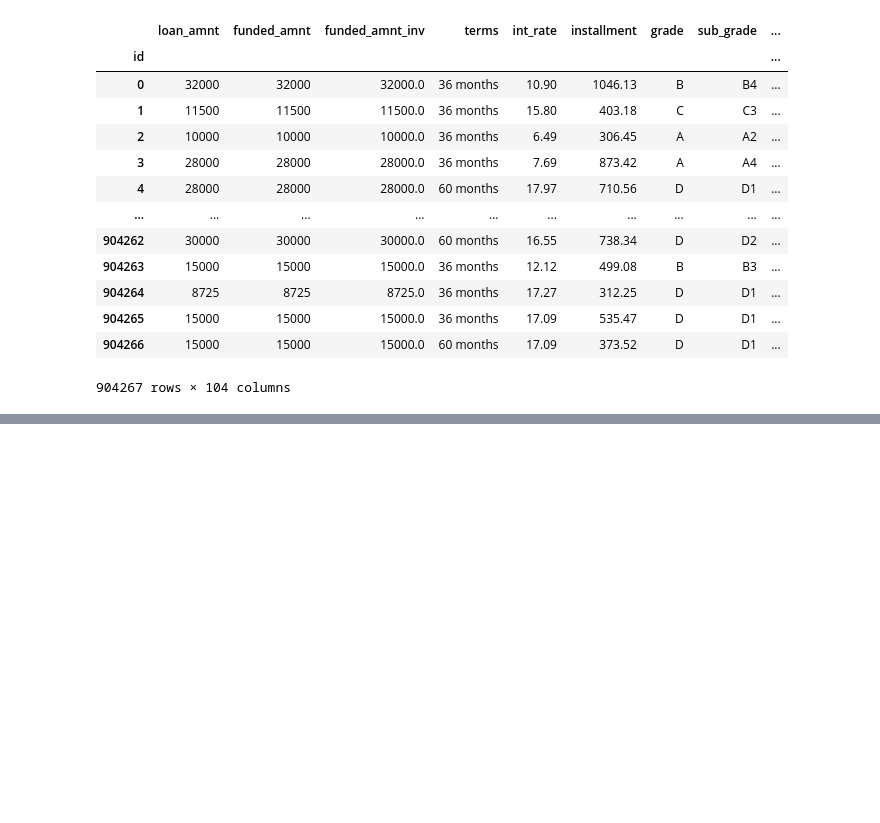
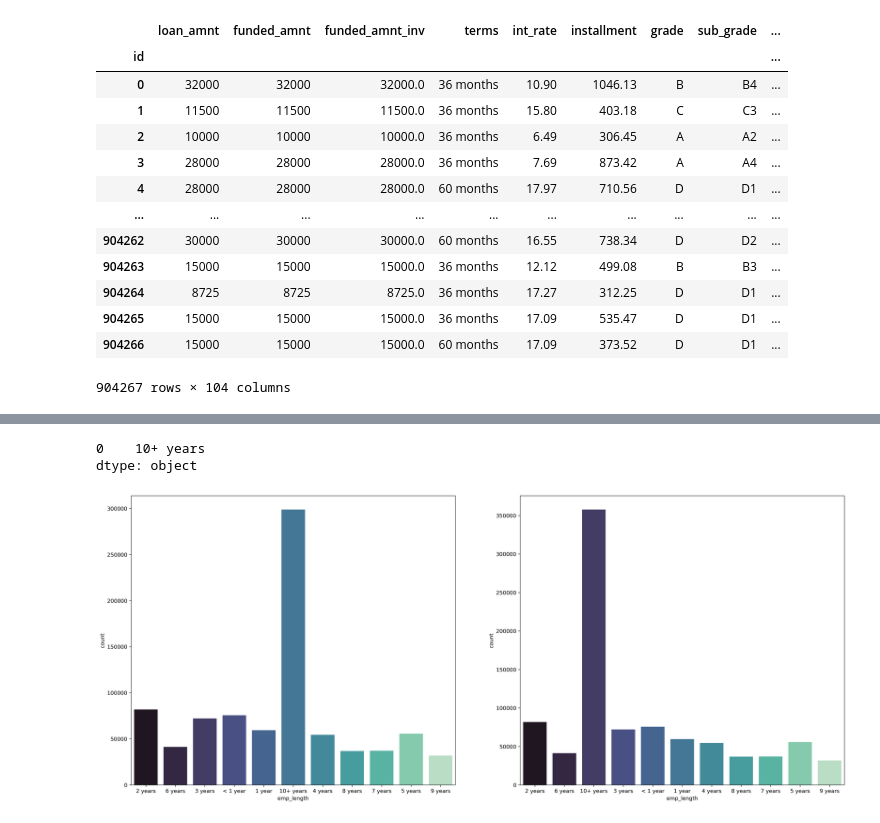
Before and after one commit to ashen007/pandas_data_analysis, a Jupyter notebook: v_2/c_3.ipynb, the cells around one changed output, grey strips where cells are left out. Drawn from its saved outputs; the diff is of its cells as text; code cells hidden in the pictures; blank space fills up the shorter version.

Commit message:
impute by feature central values

```diff
--- a/v_2/c_3.ipynb
+++ b/v_2/c_3.ipynb
@@ -226,0 +269,13 @@ na_row[na_row['count']>100]
+# %%
+fill_value = train['emp_length'].mode()
+fill_value
+# %% [output]
+0    10+ years
+dtype: object
+# %%
+fig,axes = plt.subplots(nrows=1,ncols=2,figsize=[24,10],dpi=300)
+sns.countplot(train['emp_length'],palette='mako',ax=axes[0])
+sns.countplot(train['emp_length'].fillna(value='10+ years'),palette='mako',ax=axes[1])
+plt.show()
+# %% [output]
+[figure, added]
```
Also changed, not shown: parts of 6 cells of this notebook.
